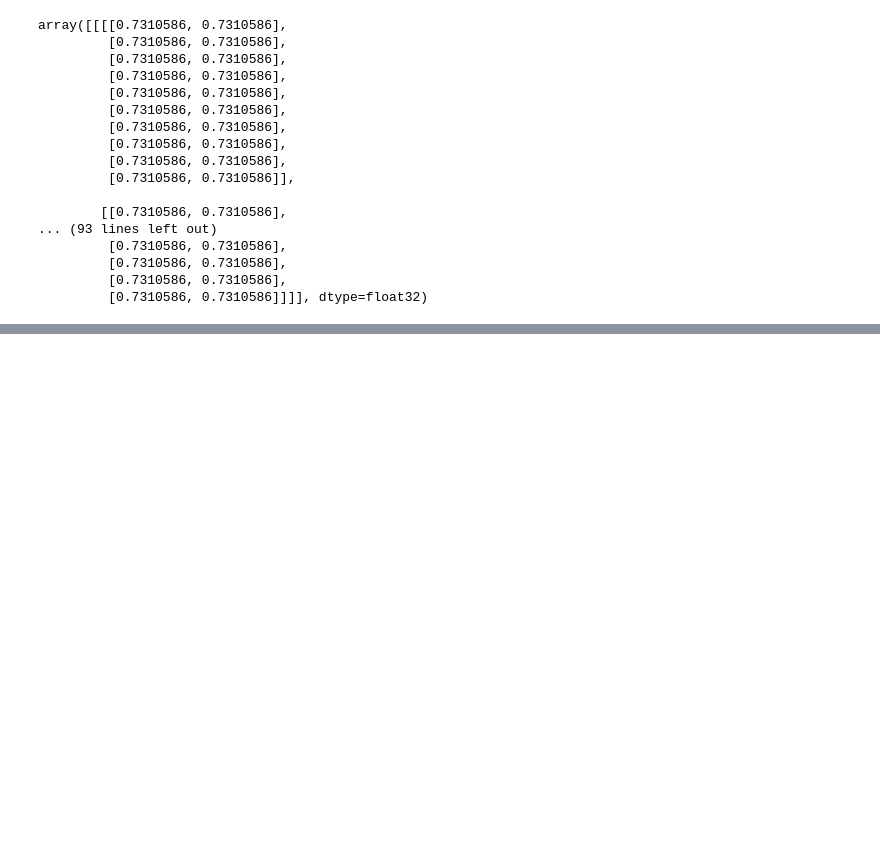
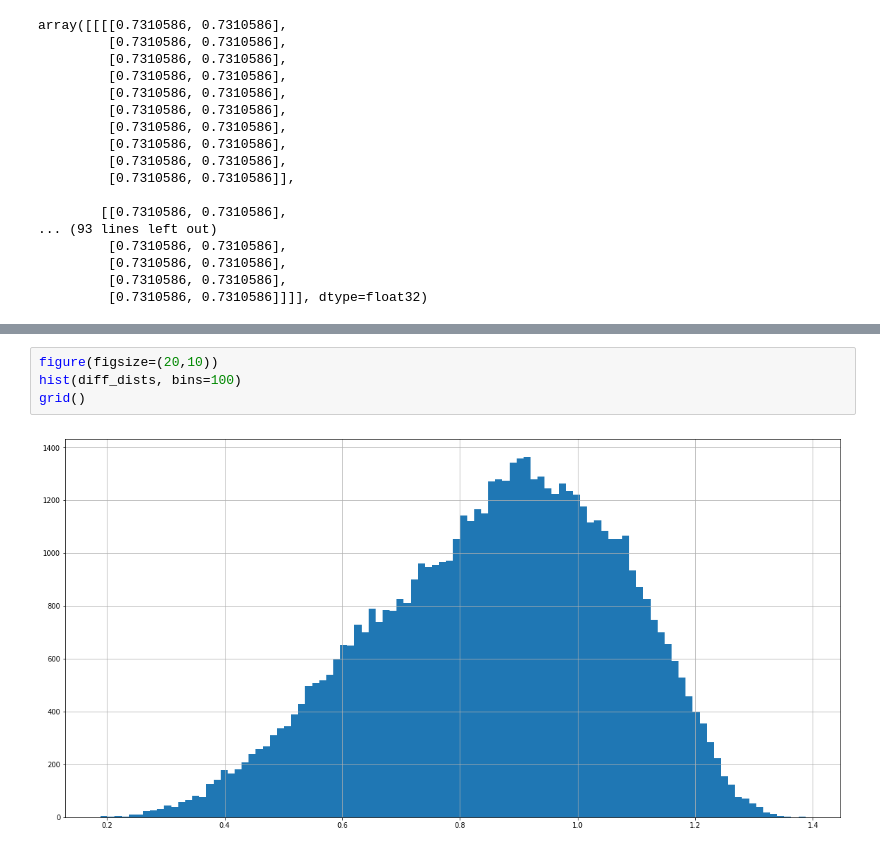
Before and after one commit to tonandr/face_vijnana_yolov3, a Jupyter notebook: analysis/face_recog_analysis.ipynb, the cells around one changed output, grey strips where cells are left out. Drawn from its saved outputs; the diff is of its cells as text; blank space fills up the shorter version.

```diff
--- a/analysis/face_recog_analysis.ipynb
+++ b/analysis/face_recog_analysis.ipynb
@@ -1402,0 +1417,6 @@ array([[[[0.7310586, 0.7310586],
+# %%
+figure(figsize=(20,10))
+hist(diff_dists, bins=100)
+grid()
+# %% [output]
+[figure, added]
```
Also changed, not shown: parts of 13 cells of this notebook.
